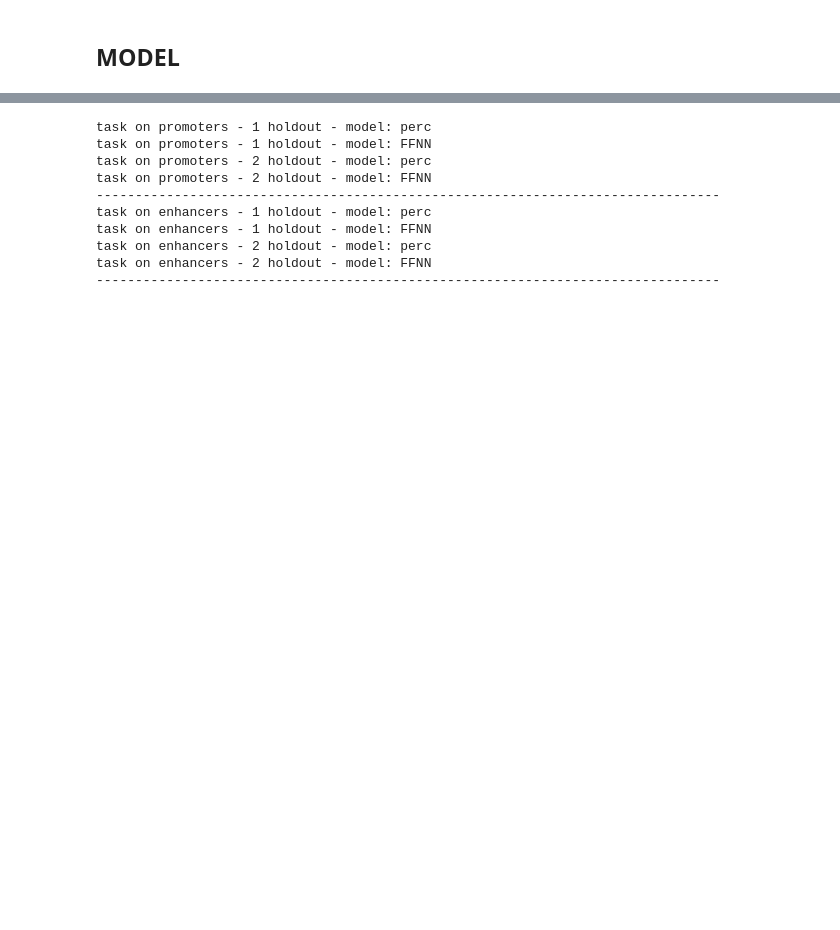
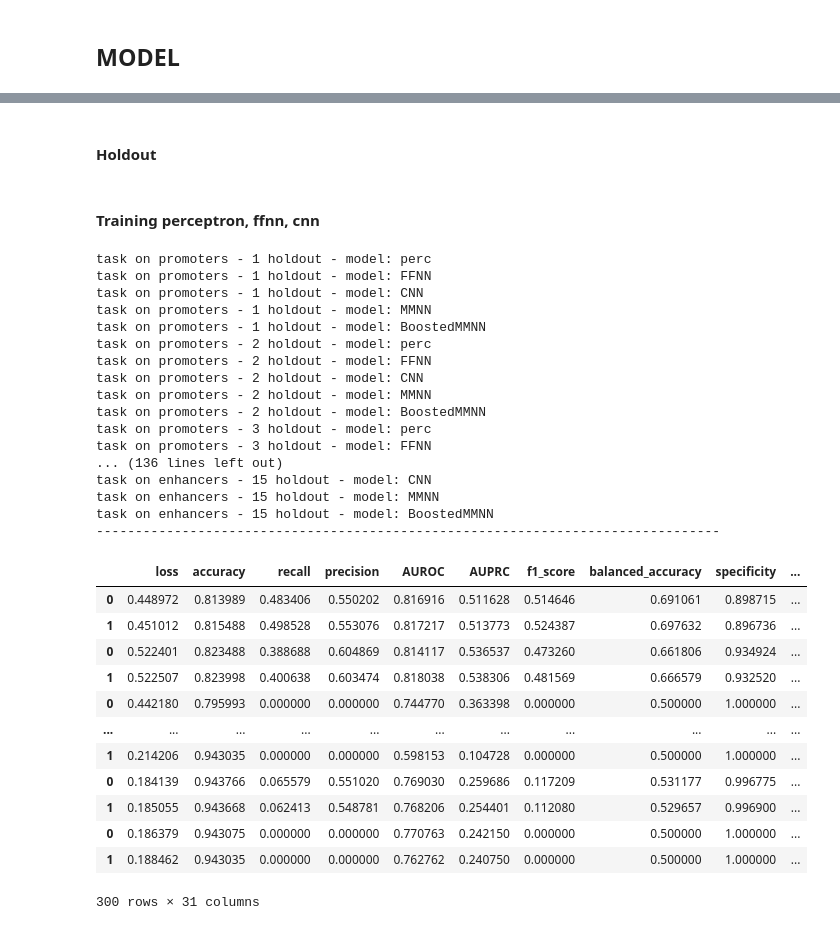
Before and after one commit to NaomiDemolli/Bioinformatics_project, a Jupyter notebook: code/project.ipynb, the cells around one changed output, grey strips where cells are left out. Drawn from its saved outputs; the diff is of its cells as text; code cells hidden in the pictures; blank space fills up the shorter version.

```diff
--- a/code/project.ipynb
+++ b/code/project.ipynb
@@ -201,3 +385,5 @@ def train_model(
     ])
 
     return history, evaluations
+# %% [markdown]
+#### Holdout
@@ -204,7 +400,10 @@ def train_model(
+# %% [markdown]
+#### Training perceptron, ffnn, cnn
 # %%
 all_binary_classification_performance = []
 
 training_histories = {}
+window_size = 256
 
 for region, X in epigenomes.items():
 
@@ -212,24 +411,42 @@ for region, X in epigenomes.items():
     training_histories[region] = []
 
     number_of_features = X.shape[1]
+    bed = to_bed(X)
 
     for holdout_index, (train_indices, test_indices) in enumerate(holdouts_generator.split(X, y)):
 
+        train_bed, test_bed = bed.iloc[train_indices], bed.iloc[test_indices]
         train_X, test_X = X.iloc[train_indices].values , X.iloc[test_indices].values
         train_y, test_y = y.iloc[train_indices], y.iloc[test_indices]
 
         train_y = train_y.values.flatten()
         test_y = test_y.values.flatten()
 
-        perceptron = build_perceptron(number_of_features)
-        ffnn = build_ffnn(number_of_features)
+        perceptron,_ ,_ = build_perceptron(number_of_features)
+        ffnn, input_epigenomic_data, last_hidden_ffnn = build_functional_ffnn(number_of_features)
+        cnn, input_sequence_data, last_hidden_cnn = build_functional_cnn(window_size)
+        mmnn1 = build_mmnn(number_of_features, window_size)
+
+        mmnn2 = build_binary_classification_mmnn(
+            input_sequence_data=input_sequence_data,
+            input_epigenomic_data=input_epigenomic_data,
+            last_hidden_ffnn=last_hidden_ffnn,
+            last_hidden_cnn=last_hidden_cnn
+        )
 
         train_ffnn_sequence = get_ffnn_sequence(train_X, train_y)
         test_ffnn_sequence = get_ffnn_sequence(test_X, test_y)
+        train_cnn_sequence = get_cnn_sequence(genome, train_bed, train_y)
+        test_cnn_sequence = get_cnn_sequence(genome, test_bed, test_y)
+        train_mmnn_sequence = get_mmnn_sequence(genome, train_bed, train_X, train_y)
+        test_mmnn_sequence =  get_mmnn_sequence(genome, test_bed, test_X, test_y)
 
         for model, train_sequence, test_sequence in [
             (perceptron,  train_ffnn_sequence, test_ffnn_sequence),
-            (ffnn, train_ffnn_sequence, test_ffnn_sequence)
+            (ffnn, train_ffnn_sequence, test_ffnn_sequence),
+            (cnn,  train_cnn_sequence, test_cnn_sequence),
+            (mmnn1, train_mmnn_sequence, test_mmnn_sequence),
+            (mmnn2, train_mmnn_sequence, test_mmnn_sequence)
         ]:
 
             print('task on ' + str(region) + " - " + str(holdout_index + 1) + " holdout - model: " + model.name)
@@ -250,11 +467,18 @@ all_binary_classification_performance = pd.concat(all_binary_classification_perf
 # %% [output]
 task on promoters - 1 holdout - model: perc
 task on promoters - 1 holdout - model: FFNN
+task on promoters - 1 holdout - model: CNN
+task on promoters - 1 holdout - model: MMNN
+task on promoters - 1 holdout - model: BoostedMMNN
 task on promoters - 2 holdout - model: perc
 task on promoters - 2 holdout - model: FFNN
+task on promoters - 2 holdout - model: CNN
+task on promoters - 2 holdout - model: MMNN
+task on promoters - 2 holdout - model: BoostedMMNN
+task on promoters - 3 holdout - model: perc
+task on promoters - 3 holdout - model: FFNN
+... (136 lines left out)
+task on enhancers - 15 holdout - model: CNN
+task on enhancers - 15 holdout - model: MMNN
+task on enhancers - 15 holdout - model: BoostedMMNN
 --------------------------------------------------------------------------------
-task on enhancers - 1 holdout - model: perc
-task on enhancers - 1 holdout - model: FFNN
-task on enhancers - 2 holdout - model: perc
-task on enhancers - 2 holdout - model: FFNN
---------------------------------------------------------------------------------
@@ -261,3 +487,19 @@ task on enhancers - 2 holdout - model: FFNN
+# %%
+all_binary_classification_performance
+# %% [output]
+|  | loss | accuracy | recall | precision | AUROC | AUPRC | f1_score | balanced_accuracy | specificity | ... |
+| 0 | 0.448972 | 0.813989 | 0.483406 | 0.550202 | 0.816916 | 0.511628 | 0.514646 | 0.691061 | 0.898715 | ... |
+| 1 | 0.451012 | 0.815488 | 0.498528 | 0.553076 | 0.817217 | 0.513773 | 0.524387 | 0.697632 | 0.896736 | ... |
+| 0 | 0.522401 | 0.823488 | 0.388688 | 0.604869 | 0.814117 | 0.536537 | 0.473260 | 0.661806 | 0.934924 | ... |
+| 1 | 0.522507 | 0.823998 | 0.400638 | 0.603474 | 0.818038 | 0.538306 | 0.481569 | 0.666579 | 0.932520 | ... |
+| 0 | 0.442180 | 0.795993 | 0.000000 | 0.000000 | 0.744770 | 0.363398 | 0.000000 | 0.500000 | 1.000000 | ... |
+| ... | ... | ... | ... | ... | ... | ... | ... | ... | ... | ... |
+| 1 | 0.214206 | 0.943035 | 0.000000 | 0.000000 | 0.598153 | 0.104728 | 0.000000 | 0.500000 | 1.000000 | ... |
+| 0 | 0.184139 | 0.943766 | 0.065579 | 0.551020 | 0.769030 | 0.259686 | 0.117209 | 0.531177 | 0.996775 | ... |
+| 1 | 0.185055 | 0.943668 | 0.062413 | 0.548781 | 0.768206 | 0.254401 | 0.112080 | 0.529657 | 0.996900 | ... |
+| 0 | 0.186379 | 0.943075 | 0.000000 | 0.000000 | 0.770763 | 0.242150 | 0.000000 | 0.500000 | 1.000000 | ... |
+| 1 | 0.188462 | 0.943035 | 0.000000 | 0.000000 | 0.762762 | 0.240750 | 0.000000 | 0.500000 | 1.000000 | ... |
+300 rows × 31 columns
 # %%
 from barplots import barplots
 
```
Also changed, not shown: parts of 28 cells of this notebook, 1 other file.
